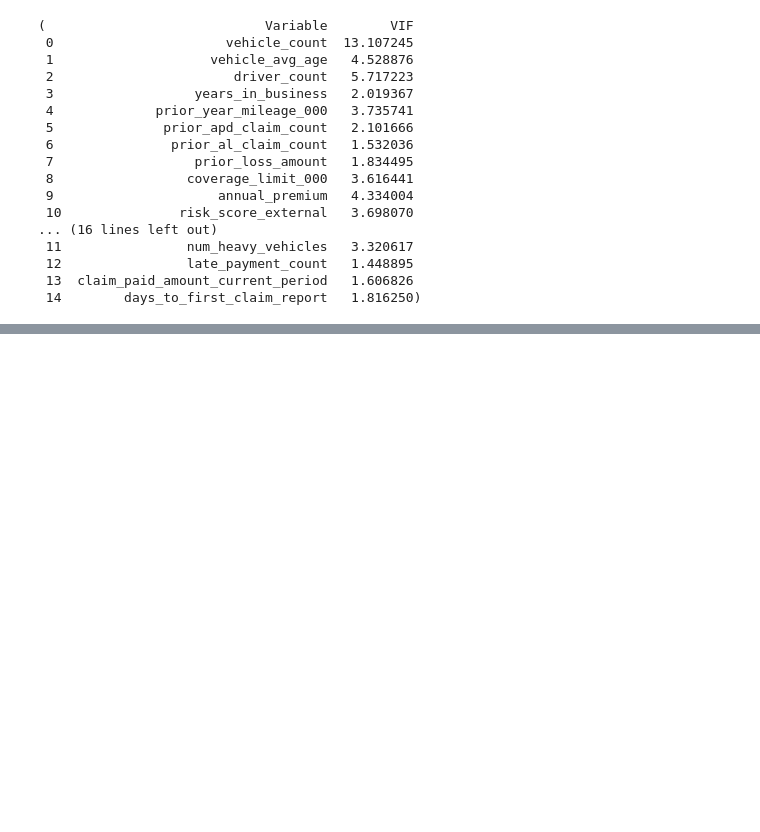
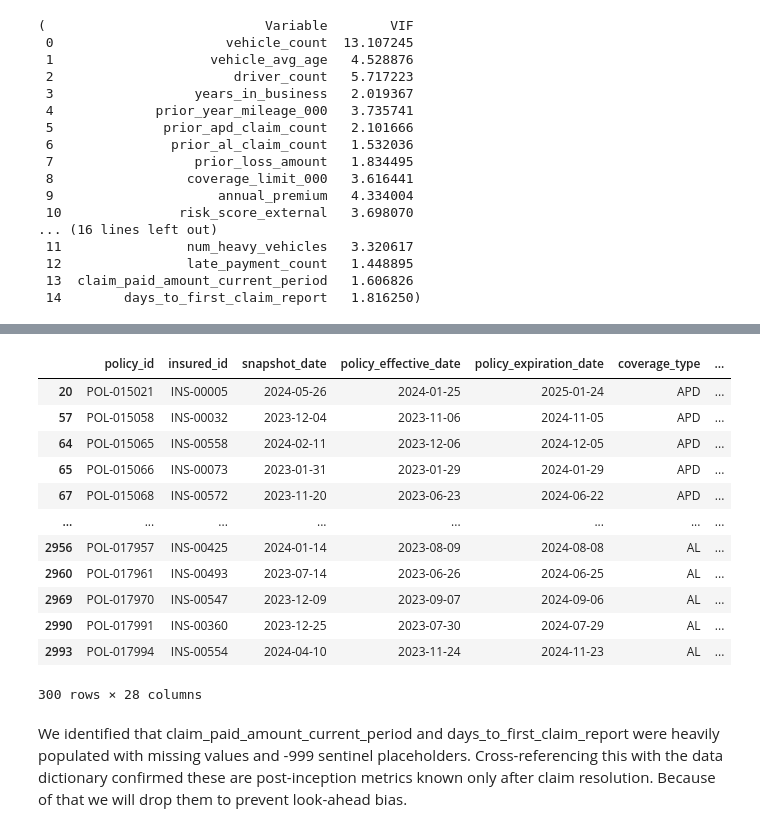
Before and after one commit to Senk-a/Case_study, a Jupyter notebook: eda.ipynb, the cells around one changed output, grey strips where cells are left out. Drawn from its saved outputs; the diff is of its cells as text; code cells hidden in the pictures; blank space fills up the shorter version.

Commit message:
Added basic EDA for score dataset and implemented data prep for score

```diff
--- a/eda.ipynb
+++ b/eda.ipynb
@@ -608,0 +611,2 @@ vif_al, vif_apd
+# %%
+score = pd.read_csv('data/score.csv')
@@ -608,0 +655,19 @@ vif_al, vif_apd
+# %%
+# check rows where claim_paid_amount_current_period is less than 0 and days_to_first_claim_report is less than 0 in score dataset
+score[(score['claim_paid_amount_current_period'] < 0) & (score['days_to_first_claim_report'] < 0)]
+# %% [output]
+|  | policy_id | insured_id | snapshot_date | policy_effective_date | policy_expiration_date | coverage_type | ... |
+| 20 | POL-015021 | INS-00005 | 2024-05-26 | 2024-01-25 | 2025-01-24 | APD | ... |
+| 57 | POL-015058 | INS-00032 | 2023-12-04 | 2023-11-06 | 2024-11-05 | APD | ... |
+| 64 | POL-015065 | INS-00558 | 2024-02-11 | 2023-12-06 | 2024-12-05 | APD | ... |
+| 65 | POL-015066 | INS-00073 | 2023-01-31 | 2023-01-29 | 2024-01-29 | APD | ... |
+| 67 | POL-015068 | INS-00572 | 2023-11-20 | 2023-06-23 | 2024-06-22 | APD | ... |
+| ... | ... | ... | ... | ... | ... | ... | ... |
+| 2956 | POL-017957 | INS-00425 | 2024-01-14 | 2023-08-09 | 2024-08-08 | AL | ... |
+| 2960 | POL-017961 | INS-00493 | 2023-07-14 | 2023-06-26 | 2024-06-25 | AL | ... |
+| 2969 | POL-017970 | INS-00547 | 2023-12-09 | 2023-09-07 | 2024-09-06 | AL | ... |
+| 2990 | POL-017991 | INS-00360 | 2023-12-25 | 2023-07-30 | 2024-07-29 | AL | ... |
+| 2993 | POL-017994 | INS-00554 | 2024-04-10 | 2023-11-24 | 2024-11-23 | AL | ... |
+300 rows × 28 columns
+# %% [markdown]
+We identified that claim_paid_amount_current_period and days_to_first_claim_report were heavily populated with missing values and -999 sentinel placeholders. Cross-referencing this with the data dictionary confirmed these are post-inception metrics known only after claim resolution. Because of that we will drop them to prevent look-ahead bias.
```
Also changed, not shown: parts of 7 cells of this notebook, 1 other file.
